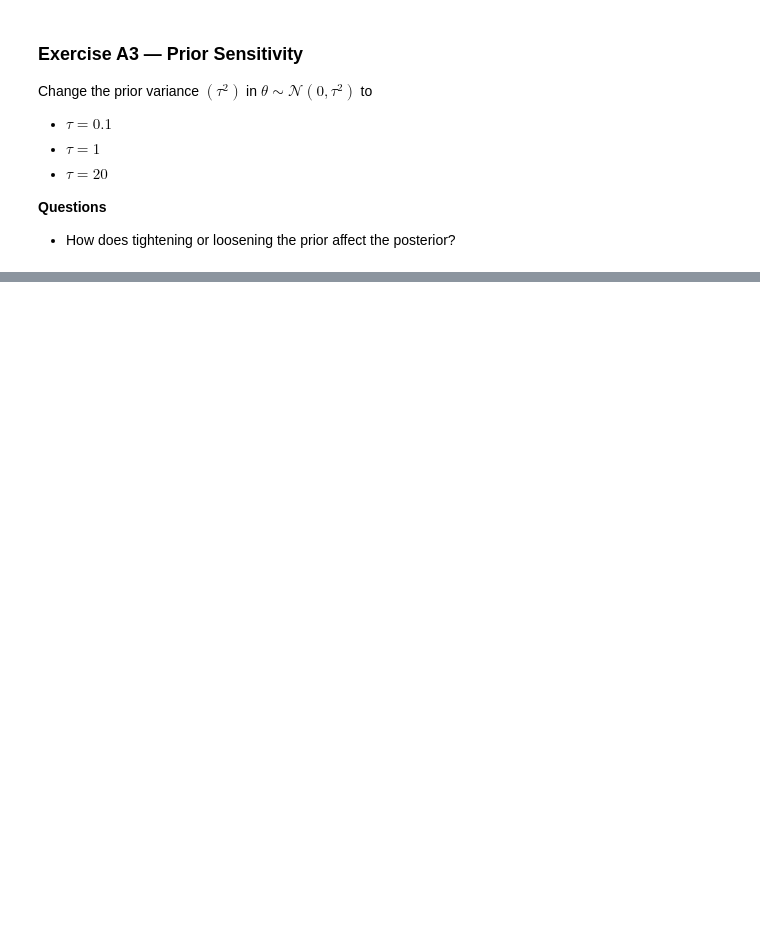
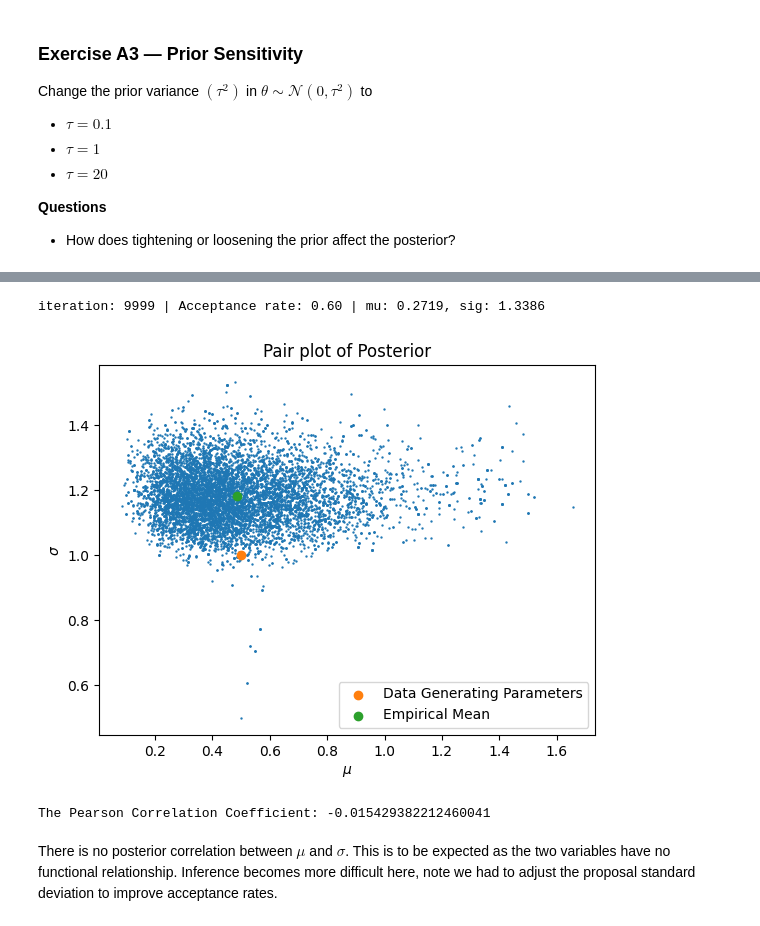
Before and after one commit to Averydx/bayesian_inf, a Jupyter notebook: MAT485/MCMC_solns.ipynb, the cells around one changed output, grey strips where cells are left out. Saved outputs shown, nothing was run; the diff lists cells and outputs as text; code cells hidden in the pictures; blank space fills up the shorter version.

```diff
--- a/MAT485/MCMC_solns.ipynb
+++ b/MAT485/MCMC_solns.ipynb
@@ -285,0 +389,79 @@ iteration: 9999 | Acceptance rate: 0.44 | mu: 0.9808
+# %%
+@jax.jit
+def log_likelihood(par):
+  mu,eta = par
+  model_output = model(t_vec,jnp.array([3.,0.5]),(mu))
+  return jnp.sum(jax.scipy.stats.norm.logpdf(observations, model_output[:,0],scale = jnp.exp(eta)))
+
+tau = 5.0
+std = 0.1
+iterations = 10_000
+
+@jax.jit
+def log_prior(par,tau):
+    mu,eta = par
+    return jax.scipy.stats.norm.logpdf(mu,scale = tau) + jax.scipy.stats.norm.logpdf(eta,scale = tau)
+
+thetas = []
+LL = []
+acceptances = []
+
+sample_key, rng_key = jax.random.split(rng_key)
+
+theta_0 = jnp.log(jnp.array([0.5,0.5]))
+
+thetas.append(theta_0)
+
+LL_0 = log_likelihood(theta_0) + log_prior(theta_0, tau_val)
+LL.append(LL_0)
+
+for iter in range(1, iterations):
+    ##Proposal
+    prop_key, rng_key = jax.random.split(rng_key)
+    theta_prop = jax.random.multivariate_normal(prop_key,thetas[-1],(std**2) * jnp.eye(len(thetas[-1])))
+
+    LL_prop = log_likelihood(theta_prop) + log_prior(theta_prop, tau_val)
+    alpha = LL_prop - LL[-1]
+
+    rng_key, accept_key = jax.random.split(rng_key)
+    if jnp.log(jax.random.uniform(minval=0.0, maxval=1.0, key=accept_key)) < alpha:
+        LL.append(LL_prop)
+        thetas.append(theta_prop)
+        acceptances.append(1)
+
+    else:
+        LL.append(LL[-1])
+        thetas.append(thetas[-1])
+        acceptances.append(0)
+
+    par = jnp.exp(thetas[-1])
+
+    print(
+        f"iteration: {iter} | Acceptance rate: {sum(acceptances) / iter:.2f} | mu: {par[0]:.4f}, sig: {par[1]:.4f}",
+        end="\r",
+    )
+# %% [output]
+iteration: 9999 | Acceptance rate: 0.60 | mu: 0.2719, sig: 1.3386
+# %%
+thetas = jnp.exp(jnp.array(thetas))
+theta_mean = jnp.mean(thetas, axis=0)
+burn_in = 1000
+true_val = jnp.array([0.5, 1.0])
+plt.title("Pair plot of Posterior")
+plt.scatter(thetas[:, 0], thetas[:, 1], s=0.5)
+plt.scatter(true_val[0], true_val[1], label="Data Generating Parameters")
+plt.scatter(theta_mean[0],theta_mean[1], label="Empirical Mean")
+plt.xlabel("$\\mu$")
+plt.ylabel("$\\sigma$")
+plt.legend()
+plt.show()
+# %% [output]
+[figure, added]
+# %%
+corr_matrix = jnp.corrcoef(thetas.T)
+
+print(f"The Pearson Correlation Coefficient: {corr_matrix[0,1]}")
+# %% [output]
+The Pearson Correlation Coefficient: -0.015429382212460041
+# %% [markdown]
+There is no posterior correlation between $\mu$ and $\sigma$. This is to be expected as the two variables have no functional relationship. Inference becomes more difficult here, note we had to adjust the proposal standard deviation to improve acceptance rates.
```
Also changed, not shown: parts of 8 cells of this notebook.
